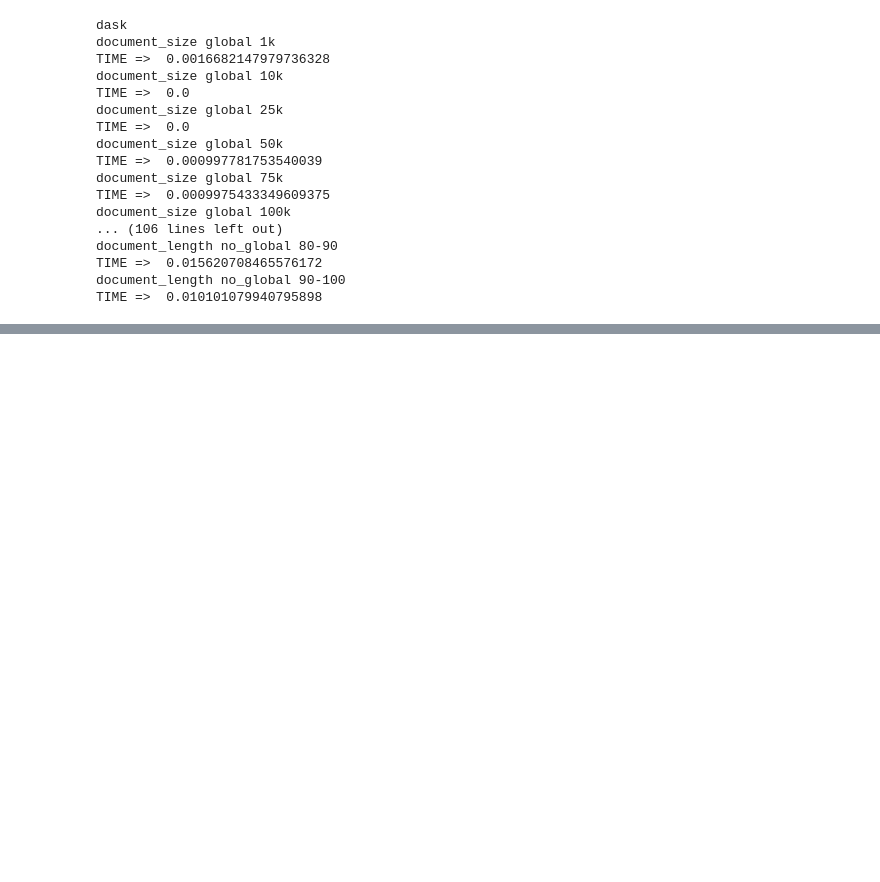
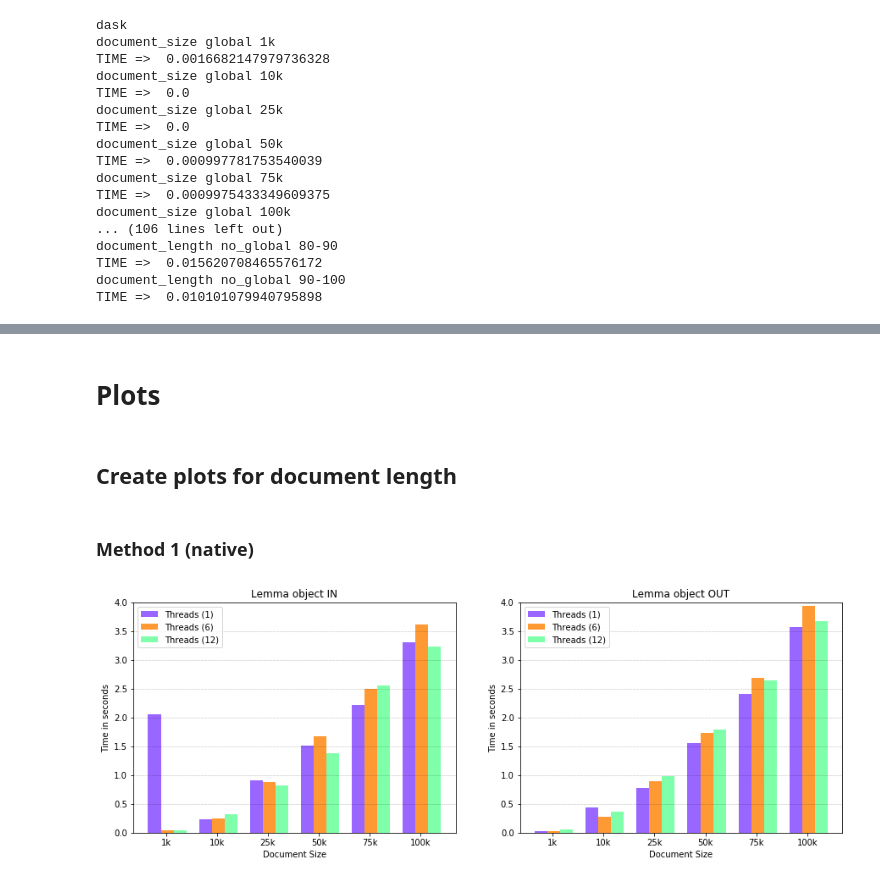
Before and after one commit to riwish/Big_Data_UvA, a Jupyter notebook: CreateLemmatizedCorpus.ipynb, the cells around one changed output, grey strips where cells are left out. Drawn from its saved outputs; the diff is of its cells as text; code cells hidden in the pictures; blank space fills up the shorter version.

Commit message:
Created plots

```diff
--- a/CreateLemmatizedCorpus.ipynb
+++ b/CreateLemmatizedCorpus.ipynb
@@ -583,0 +584,52 @@ method_2_dask
+# %% [markdown]
+# Plots
+# %%
+data = {
+    "native_thread_1": method_1_native_execution_results_threads_1,
+    "native_thread_6": method_1_native_execution_results_threads_6,
+    "native_thread_12": method_1_native_execution_results_threads_12,
+    "dask": method_2_dask,
+    "spark": method_2_spark
+}
+# %% [markdown]
+## Create plots for document length
+# %% [markdown]
+### Method 1 (native)
+# %%
+length = 6
+x_labels = list(data['native_thread_1']['document_size']['global'].keys())
+
+# Set plot parameters
+fig, (ax1, ax2) = plt.subplots(1, 2)
+# fig.suptitle("Measure time execution times for varying document sizes - Method 1")
+fig.set_size_inches(15.0, 5.0, forward=True)
+width = 0.25 # width of bar
+
+x = np.arange(length)
+ax1.bar(x, np.asarray(list(data['native_thread_1']['document_size']['global'].values())), width, color='#9966ff', label='Threads (1)')
+ax1.bar(x + width, np.asarray(list(data['native_thread_6']['document_size']['global'].values())), width, color='#ff9933', label='Threads (6)')
+ax1.bar(x + (2 * width), np.asarray(list(data['native_thread_12']['document_size']['global'].values())), width, color='#80ffaa', label='Threads (12)')
+
+ax1.set_ylabel('Time in seconds')
+ax1.set_ylim(0,4)
+ax1.set_xticks(x + width + width/2 - 0.15)
+ax1.set_xticklabels(x_labels)
+ax1.set_xlabel('Document Size')
+ax1.set_title('Lemma object IN')
+ax1.legend()
+ax1.grid(True, 'major', 'y', ls='--', lw=.5, c='k', alpha=.3)
+
+ax2.bar(x, np.asarray(list(data['native_thread_1']['document_size']['no_global'].values())), width, color='#9966ff', label='Threads (1)')
+ax2.bar(x + width, np.asarray(list(data['native_thread_6']['document_size']['no_global'].values())), width, color='#ff9933', label='Threads (6)')
+ax2.bar(x + (2 * width), np.asarray(list(data['native_thread_12']['document_size']['no_global'].values())), width, color='#80ffaa', label='Threads (12)')
+
+ax2.set_ylabel('Time in seconds')
+ax2.set_ylim(0,4)
+ax2.set_xticks(x + width + width/2 - 0.15)
+ax2.set_xticklabels(x_labels)
+ax2.set_xlabel('Document Size')
+ax2.set_title('Lemma object OUT')
+ax2.legend()
+ax2.grid(True, 'major', 'y', ls='--', lw=.5, c='k', alpha=.3)
+# %% [output]
+[figure, added]
```
Also changed, not shown: parts of 11 cells of this notebook, 5 other files.
